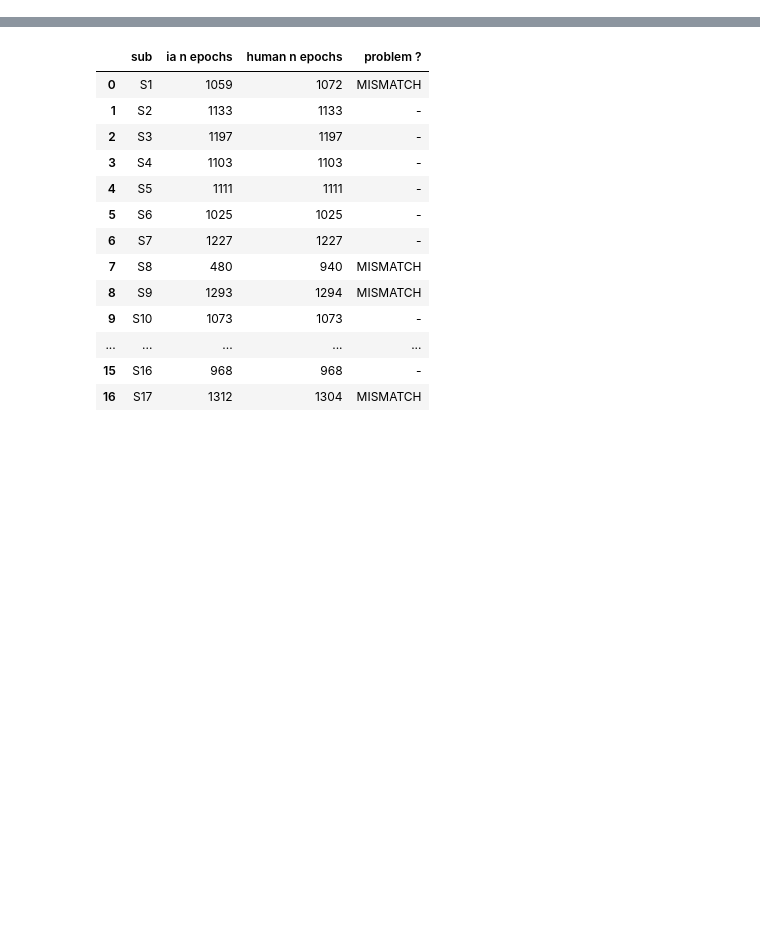
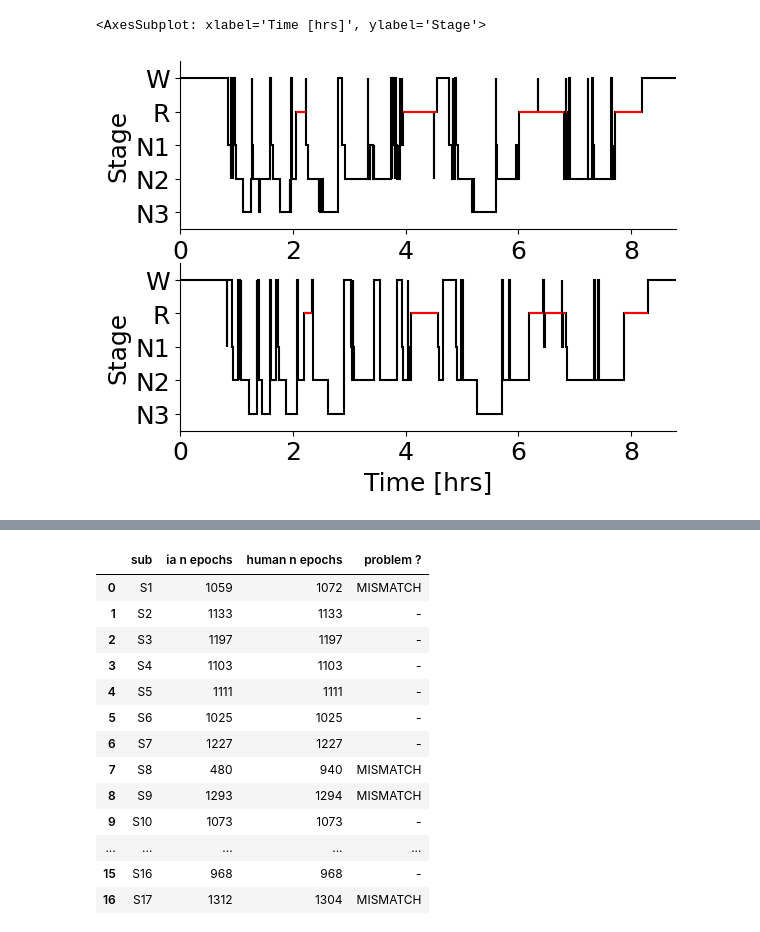
Before and after one commit to ValentinGhibaudo/Sleep_EEG_Respi, a Jupyter notebook: sandbox.ipynb, the cells around one changed output, grey strips where cells are left out. Cells and saved outputs as stored; diff of their text form; code cells hidden in the pictures; blank space fills up the shorter version.

```diff
--- a/sandbox.ipynb
+++ b/sandbox.ipynb
@@ -13,0 +83,12 @@ from params import *
+# %%
+hypno_human = pd.read_csv(f'../hypnos/hypno_upsampled_{subject}_human.csv', index_col = 0)
+hypno_yasa = pd.read_csv(f'../hypnos/hypno_upsampled_{subject}_yasa.csv', index_col = 0)
+# %%
+fig, axs = plt.subplots(nrows = 2)
+ax = axs[0]
+yasa.plot_hypnogram(hypno_yasa['int'], sf_hypno = srate, ax=ax)
+ax = axs[1]
+yasa.plot_hypnogram(hypno_human['int'], sf_hypno = srate, ax=ax)
+# %% [output]
+<AxesSubplot: xlabel='Time [hrs]', ylabel='Stage'>
+[figure, added]
```
Also changed, not shown: parts of 95 cells of this notebook, 12 other files.
